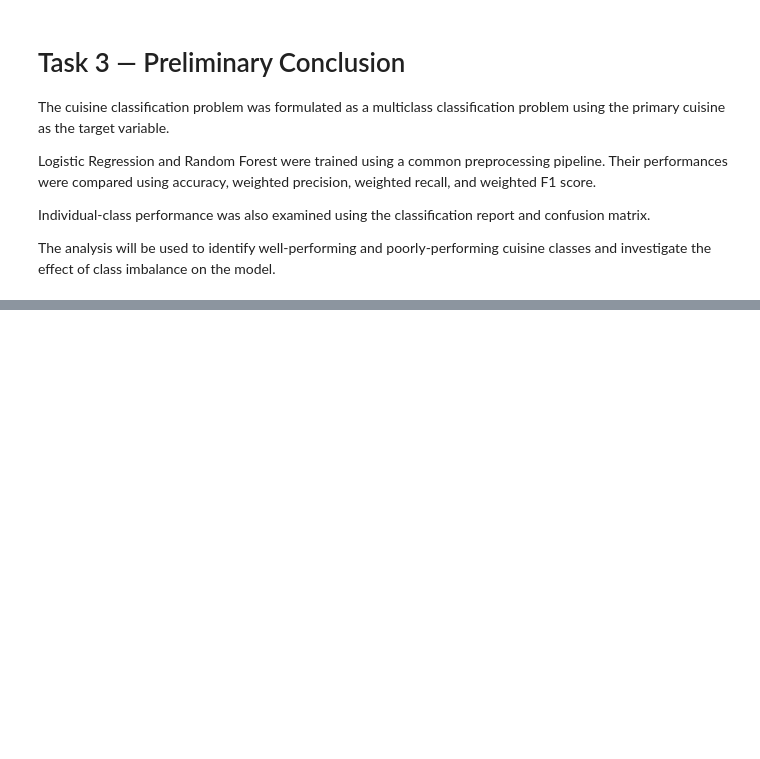
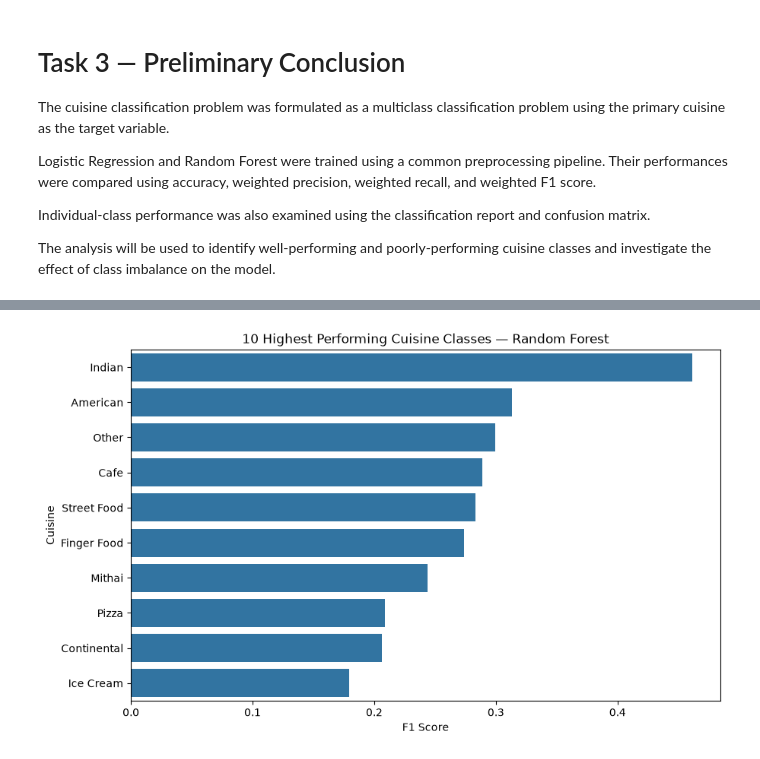
Before and after one commit to aniketsatav/cognifyz-machine-learning-internship, a Jupyter notebook: notebooks/04_Task3_Cuisine_Classification.ipynb, the cells around one changed output, grey strips where cells are left out. Cells and saved outputs as stored; diff of their text form; code cells hidden in the pictures; blank space fills up the shorter version.

```diff
--- a/notebooks/04_Task3_Cuisine_Classification.ipynb
+++ b/notebooks/04_Task3_Cuisine_Classification.ipynb
@@ -1245,0 +1342,7 @@ of class imbalance on the model.
+# %%
+best_cuisines = class_report.sort_values(
+    by="f1-score",
+    ascending=False
+).head(10)
+
+best_cuisines
@@ -1245,0 +1405,25 @@ of class imbalance on the model.
+# %%
+plt.figure(figsize=(10, 6))
+
+sns.barplot(
+    data=best_cuisines,
+    x="f1-score",
+    y=best_cuisines.index
+)
+
+plt.title(
+    f"10 Highest Performing Cuisine Classes — {best_model_name}"
+)
+plt.xlabel("F1 Score")
+plt.ylabel("Cuisine")
+
+plt.savefig(
+    "../outputs/figures/task3_highest_performing_cuisines.png",
+    bbox_inches="tight",
+    dpi=300
+)
+
+plt.show()
+plt.close()
+# %% [output]
+[figure, added]
```
Also changed, not shown: parts of 41 cells of this notebook, 8 other files.
